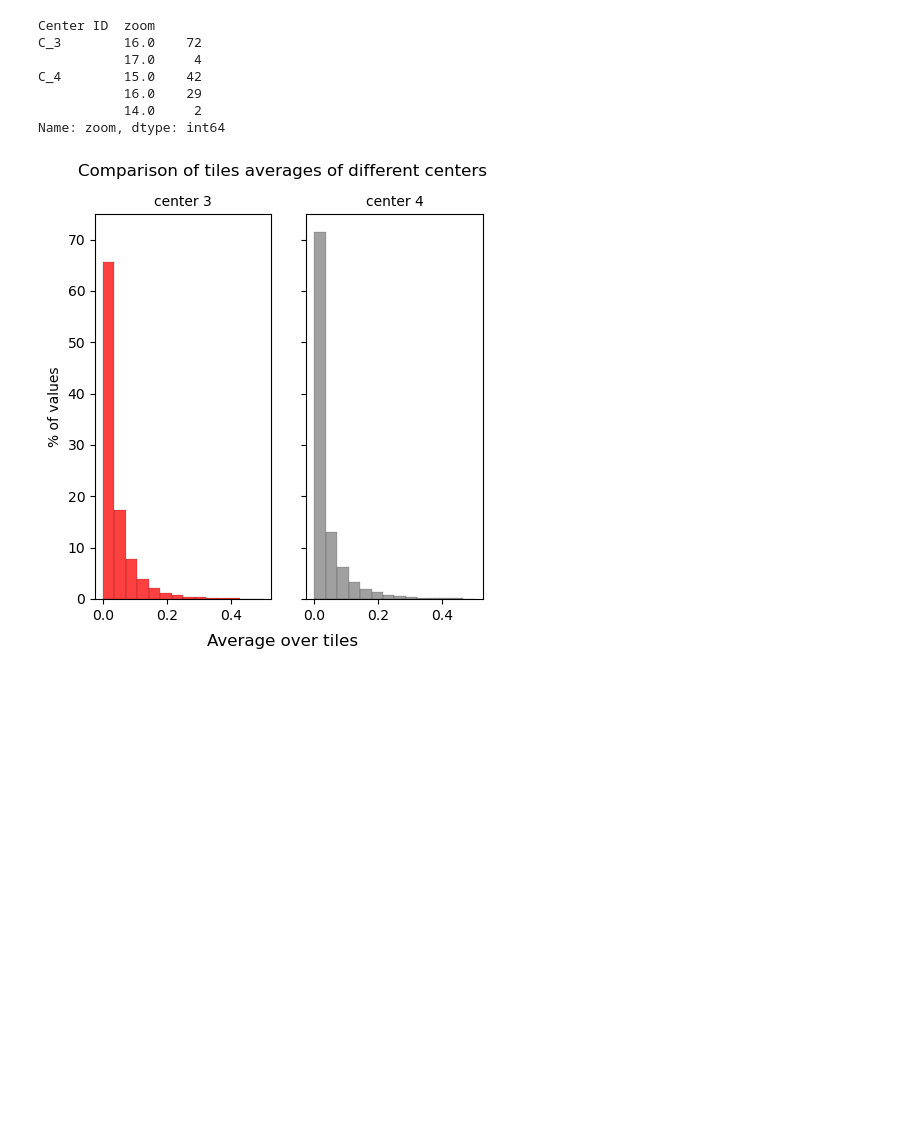
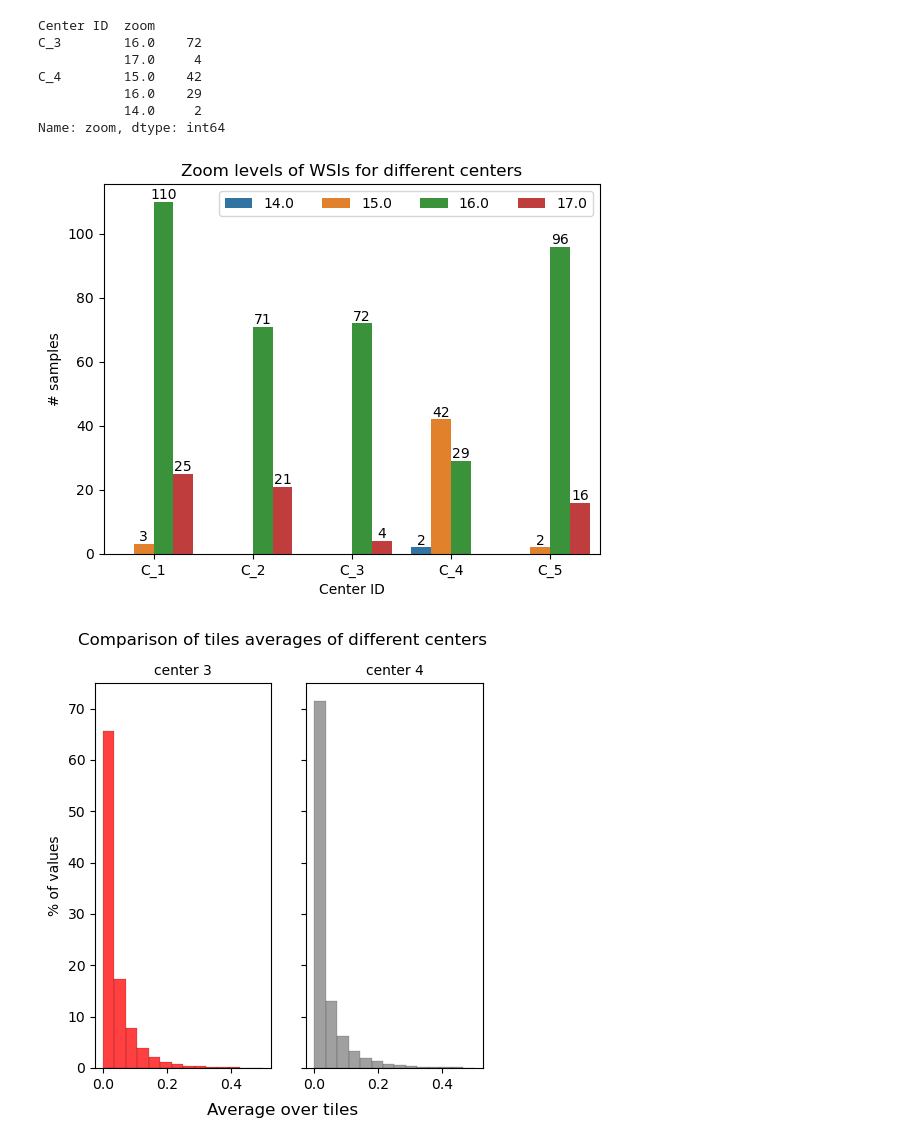
Before and after one commit to stlbnmaria/enschallenge2023, a Jupyter notebook: exploring_data/eda_analysis.ipynb, the cells around one changed output. Cells and saved outputs as stored; diff of their text form; code cells hidden in the pictures; blank space fills up the shorter version.

```diff
--- a/exploring_data/eda_analysis.ipynb
+++ b/exploring_data/eda_analysis.ipynb
@@ -221,6 +275,6 @@ for i in range(344):
         print("More than one zoom level for one sample")
     zoom = np.hstack((zoom, np.unique(zoom_levels[i])))
 # %%
-zoom_df = md_train.copy()
-zoom_df["zoom"] = zoom
+zoom_train = md_train.copy()
+zoom_train["zoom"] = zoom
 # %%
@@ -337,6 +420,22 @@ C_4        15.0    42
            16.0    29
            14.0     2
 Name: zoom, dtype: int64
+# %%
+plot_df = pd.DataFrame(
+    pd.concat([zoom_train, zoom_df]).groupby("Center ID")["zoom"].value_counts()
+)
+plot_df.columns = ["count"]
+plot_df.reset_index(inplace=True)
+# %%
+ax = sns.barplot(data=plot_df, x="Center ID", y="count", hue="zoom")
+for container in ax.containers:
+    ax.bar_label(container)
+plt.title("Zoom levels of WSIs for different centers")
+plt.ylabel("# samples")
+plt.gca().legend(loc="upper right", ncol=4).set_title("")
+# plt.savefig('../images/Report/zoomlevels_per_center.pdf', bbox_inches='tight');
+# %% [output]
+[figure, added]
 # %%
 fig, axs = plt.subplots(1, 2, sharey=True, figsize=(5, 5))
 bins = np.linspace(0, 0.5, 15)
```
Also changed, not shown: parts of 28 cells of this notebook.
